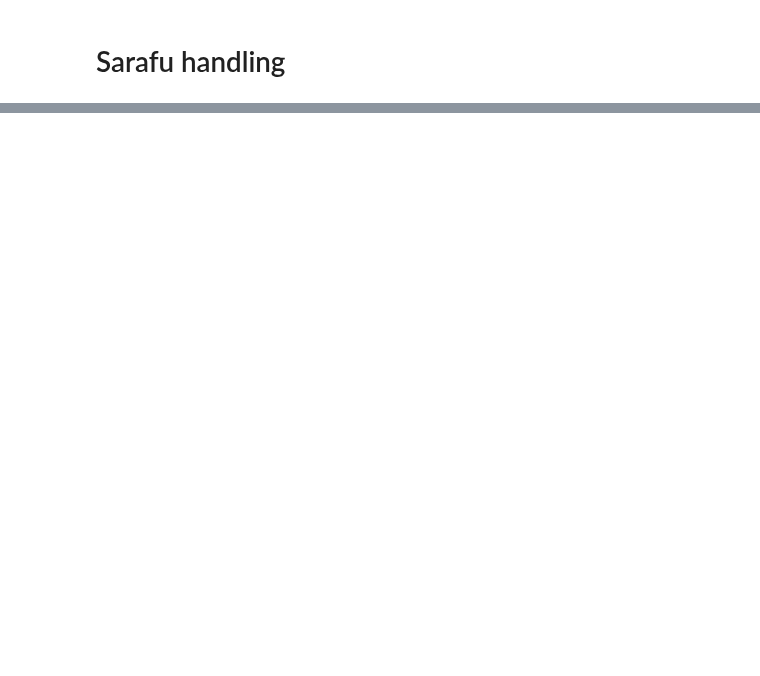
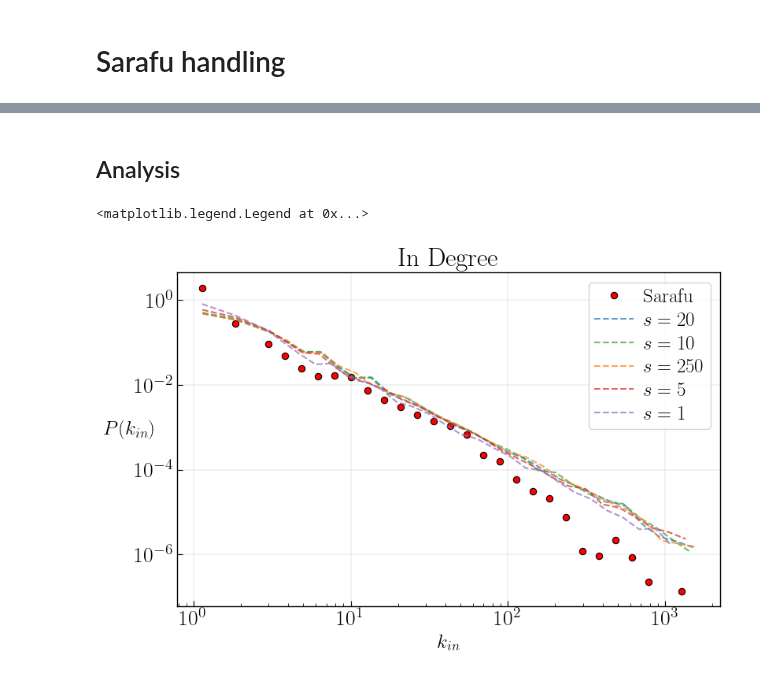
Before and after one commit to claudcelle/adtxns_paper, a Jupyter notebook: simulation_analysis.ipynb, the cells around one changed output, grey strips where cells are left out. Cells and saved outputs as stored; diff of their text form; code cells hidden in the pictures; blank space fills up the shorter version.

```diff
--- a/simulation_analysis.ipynb
+++ b/simulation_analysis.ipynb
@@ -137,0 +226,4 @@ sarafu = {
+# %%
+metadata_df = metadata_df.loc[metadata_df.s.isin([1,5,10,20,250])]
+metadata_df = metadata_df.query('burstiness == 1')
+# metadata_df.s.unique(), metadata_df.burstiness.unique()
@@ -137,0 +333,55 @@ sarafu = {
+# %% [markdown]
+## Analysis
+# %%
+markers = ['o', '<', 'D', '^', 's', 'h', '>', 'p', 'v', '*']
+markers_dict_s = {v:markers[i+5] for i,v in enumerate(metadata_df['s'].unique())}
+
+# linstyles =
+colors = ['tab:blue','tab:green','tab:orange','tab:red','tab:purple','gold','tab:pink']
+colors_dict_s = {v:colors[i] for i,v in enumerate(metadata_df['s'].unique())}
+# %%
+from stats_utils import histogram
+
+nbins=31
+# %%
+hist_sarafu = histogram(sarafu['agents'].in_deg)
+
+plt.plot(hist_sarafu[0],hist_sarafu[1], 'ro',markeredgecolor='k',label='Sarafu')
+
+
+data = sim_results
+legend_dict = {s:[] for s in metadata_df['s'].unique()}
+
+for i in range(len(data)):
+    s = data[i]['metadata']['s']
+
+
+    # ax = plots_dict[s][1]
+    # fig = plots_dict[s][0]
+    label = f'$s={s}$'
+    # label = f"$k = {b:.2f}$"
+    # marker = markers_dict_b[b]
+    color = colors_dict_s[s]
+
+    h = histogram(data[i]['agents']['in_deg'], log_bin=True, num_bins=nbins)
+
+    plt.plot(h[0], h[1],
+            linestyle='--',color=color,
+            alpha=0.7, label=label)
+
+    # Collect legend entries for this subplot
+    # legend_dict[s].append((b, label, marker, color))
+
+    # ax.set_xlabel(r'$\langle q_i \rangle$', rotation=0, labelpad=20)
+    # ax.set_ylabel(r'$\textbf{p}(\langle q_i \rangle)$', rotation=0, labelpad=20)
+
+
+plt.loglog()
+plt.xlabel(r'$k_{in}$')
+plt.ylabel(r'$P(k_{in})$',rotation = 0)
+plt.title("In Degree")
+plt.grid('both')
+plt.legend()
+# %% [output]
+<matplotlib.legend.Legend at 0x...>
+[figure, added]
```
Also changed, not shown: parts of 21 cells of this notebook, 3 other files.
